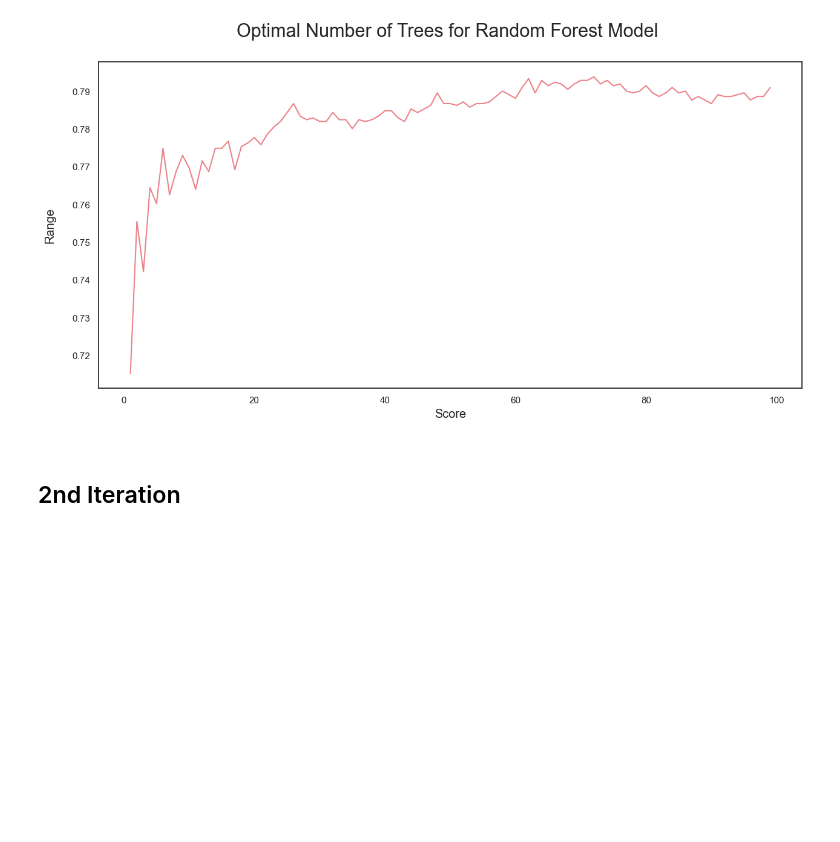
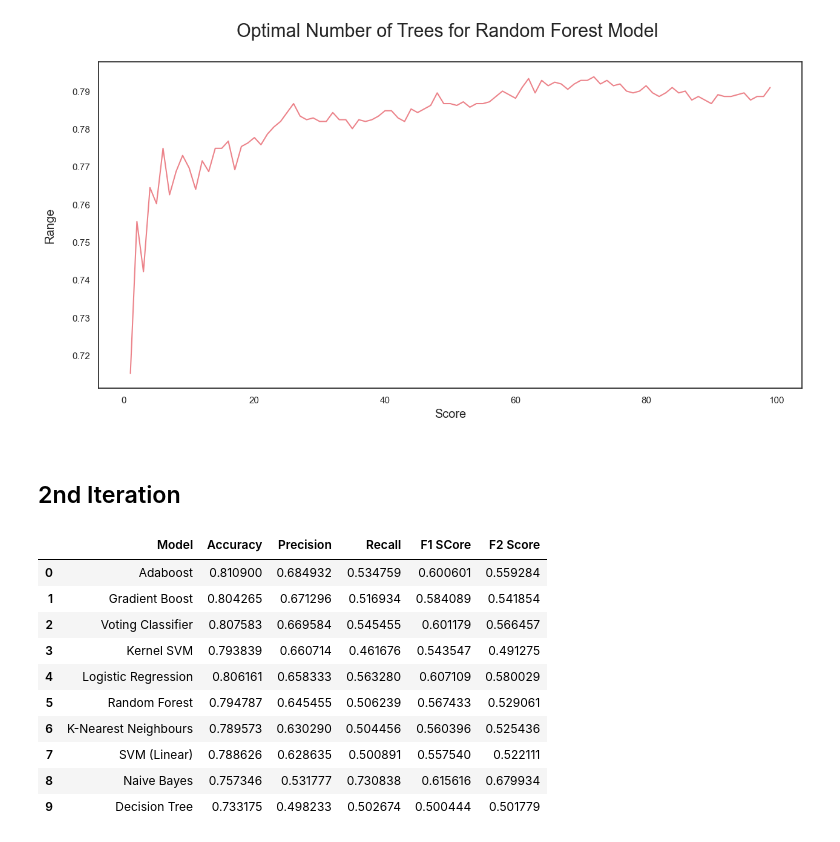
Before and after one commit to sAkhil2027/Telecom_Customer_Churn_Prediction, a Jupyter notebook: Scripts/Customer churn prediction.ipynb, the cells around one changed output. Saved outputs shown, nothing was run; the diff lists cells and outputs as text; code cells hidden in the pictures; blank space fills up the shorter version.

```diff
--- a/Scripts/Customer churn prediction.ipynb
+++ b/Scripts/Customer churn prediction.ipynb
@@ -891,3 +891,31 @@ classifier10 = VotingClassifier(estimators=[('gbc', GradientBoostingClassifier()
 
 classifier10.fit(X_train, y_train)
 y_pred10 = classifier10.predict(X_test)
+# %%
+lr = model_evaluation(y_test, y_pred, "Logistic Regression")
+svm = model_evaluation(y_test, y_pred2, "SVM (Linear)")
+knn = model_evaluation(y_test, y_pred3, "K-Nearest Neighbours")
+k_svm = model_evaluation(y_test, y_pred4, "Kernel SVM")
+nb = model_evaluation(y_test, y_pred5, "Naive Bayes")
+dt = model_evaluation(y_test, y_pred6, "Decision Tree")
+rf = model_evaluation(y_test, y_pred7, "Random Forest")
+ab = model_evaluation(y_test, y_pred8, "Adaboost")
+gb = model_evaluation(y_test, y_pred9, "Gradient Boost")
+vc = model_evaluation(y_test, y_pred10, "Voting Classifier")
+# %%
+eval_ = pd.concat([lr, svm, knn, k_svm, nb, dt, rf, ab, gb, vc], ignore_index=True).sort_values(
+    ["Precision", "Recall", "F2 Score"], ascending=False
+).reset_index(drop=True)
+eval_
+# %% [output]
+|  | Model | Accuracy | Precision | Recall | F1 SCore | F2 Score |
+| 0 | Adaboost | 0.810900 | 0.684932 | 0.534759 | 0.600601 | 0.559284 |
+| 1 | Gradient Boost | 0.804265 | 0.671296 | 0.516934 | 0.584089 | 0.541854 |
+| 2 | Voting Classifier | 0.807583 | 0.669584 | 0.545455 | 0.601179 | 0.566457 |
+| 3 | Kernel SVM | 0.793839 | 0.660714 | 0.461676 | 0.543547 | 0.491275 |
+| 4 | Logistic Regression | 0.806161 | 0.658333 | 0.563280 | 0.607109 | 0.580029 |
+| 5 | Random Forest | 0.794787 | 0.645455 | 0.506239 | 0.567433 | 0.529061 |
+| 6 | K-Nearest Neighbours | 0.789573 | 0.630290 | 0.504456 | 0.560396 | 0.525436 |
+| 7 | SVM (Linear) | 0.788626 | 0.628635 | 0.500891 | 0.557540 | 0.522111 |
+| 8 | Naive Bayes | 0.757346 | 0.531777 | 0.730838 | 0.615616 | 0.679934 |
+| 9 | Decision Tree | 0.733175 | 0.498233 | 0.502674 | 0.500444 | 0.501779 |
```
Also changed, not shown: parts of 1 cell of this notebook.
